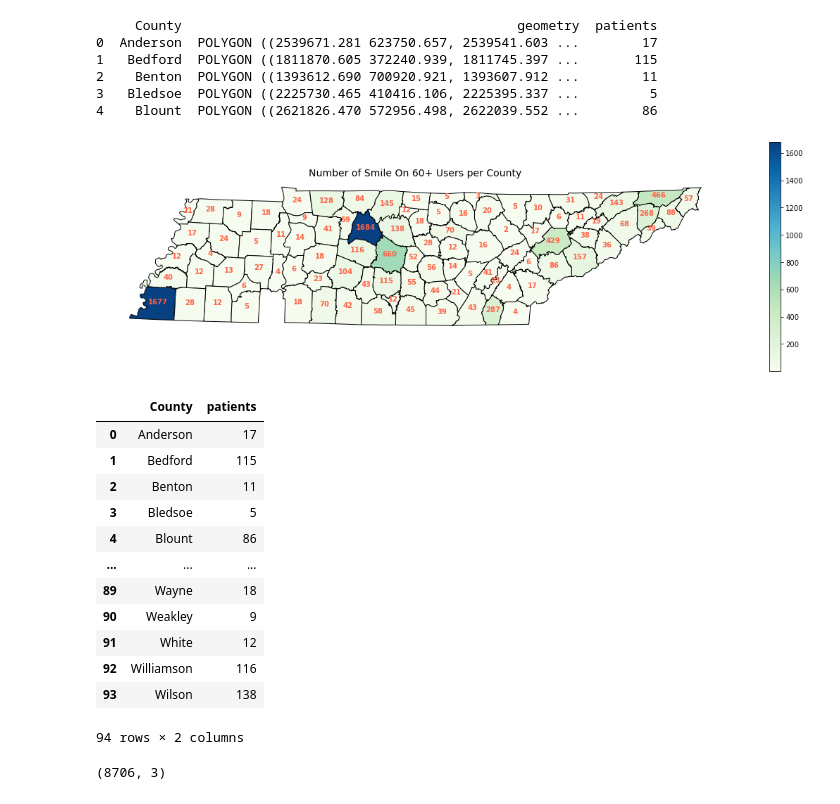
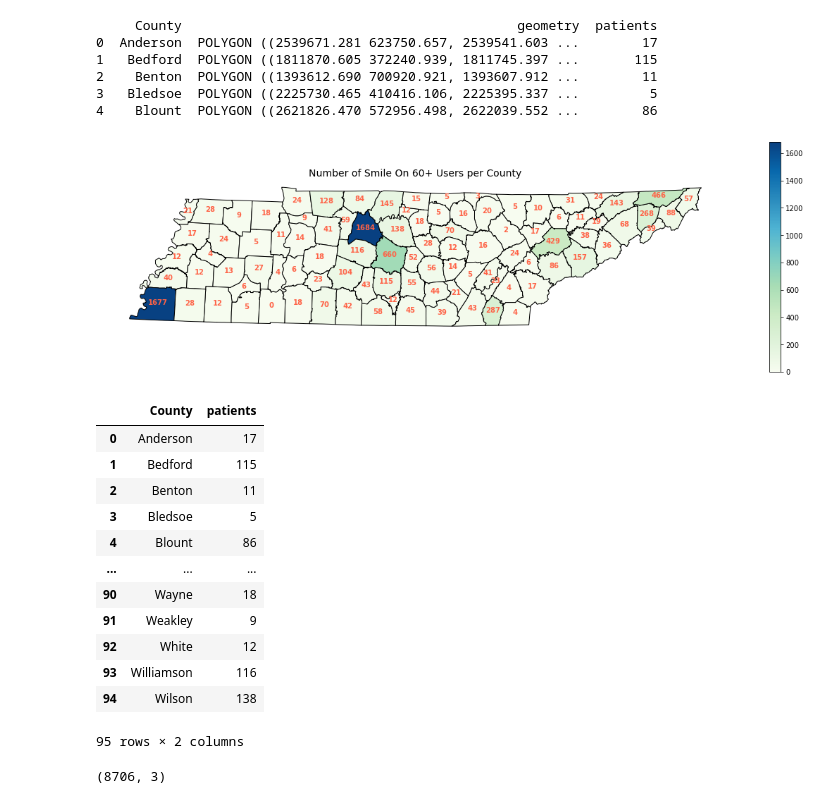
Before and after one commit to bsfcs/smile-on-spiderman, a Jupyter notebook: notebooks/smile_on.ipynb, the cells around one changed output. Saved outputs shown, nothing was run; the diff lists cells and outputs as text; code cells hidden in the pictures.

```diff
--- a/notebooks/smile_on.ipynb
+++ b/notebooks/smile_on.ipynb
@@ -510,6 +514,8 @@ ax.axis('off');
 [figure]
 # %%
 #Merge smile on county totals with county geo data to create users by county:
+
+county_counts = pd.read_csv('../data/county_counts.csv')
 
 counties['NAME_lower'] = counties['NAME'].str.lower()
 
@@ -556,27 +562,27 @@ ax.axis('off');
 
 # NOTE: no users from Hardin county
 # %% [output]
-[figure, old version]
+[figure, new version]
 # %%
 #number of users by county table with no geography:
 
 pts_by_county_simple = pts_by_county[['County', 'patients']]
-pts_by_county_simple.to_csv(r'C:\Users\kkosf\Documents\nss\projects\smile-on-spiderman\pts_by_county_simple.csv', index=False)
+#pts_by_county_simple.to_csv(r'C:\Users\kkosf\Documents\nss\projects\smile-on-spiderman\pts_by_county_simple.csv', index=False)
 pts_by_county_simple
 # %% [output]
 |  | County | patients |
 | 0 | Anderson | 17 |
 | 1 | Bedford | 115 |
 | 2 | Benton | 11 |
 | 3 | Bledsoe | 5 |
 | 4 | Blount | 86 |
 | ... | ... | ... |
-| 89 | Wayne | 18 |
-| 90 | Weakley | 9 |
-| 91 | White | 12 |
-| 92 | Williamson | 116 |
-| 93 | Wilson | 138 |
+| 90 | Wayne | 18 |
+| 91 | Weakley | 9 |
+| 92 | White | 12 |
+| 93 | Williamson | 116 |
+| 94 | Wilson | 138 |
-94 rows × 2 columns
+95 rows × 2 columns
 # %%
 # Create a dataframe with less info and remove day from date to get year-month only to make some plots over time:
 
```
Also changed, not shown: parts of 8 cells of this notebook, 5 other files.
